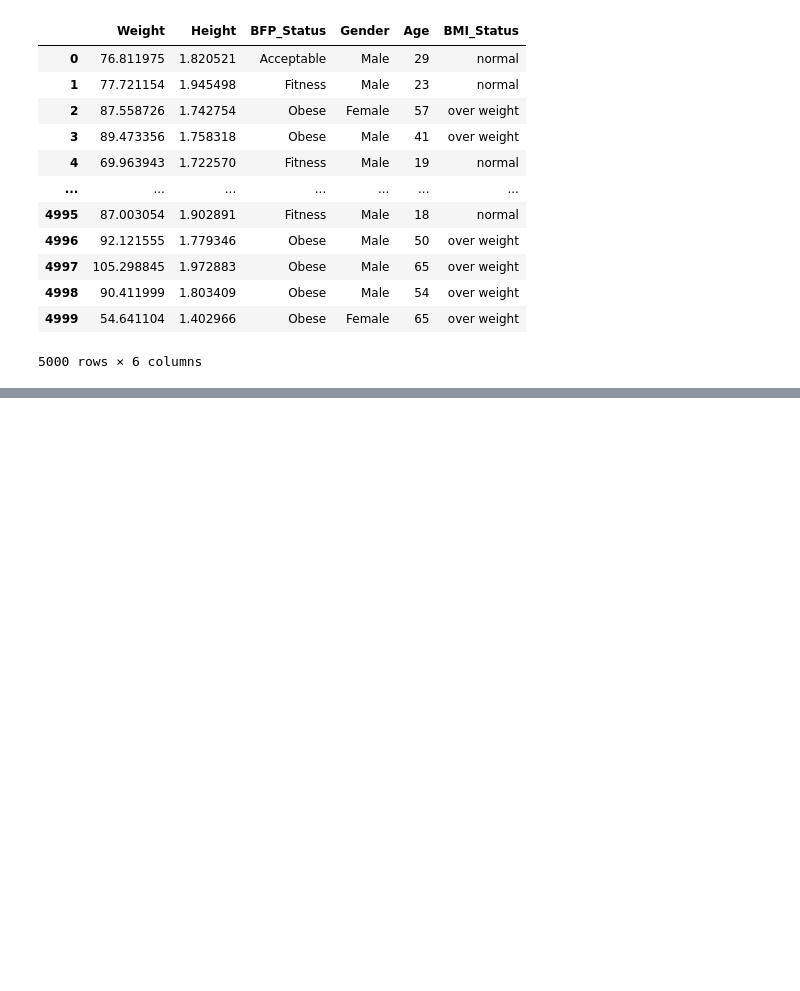
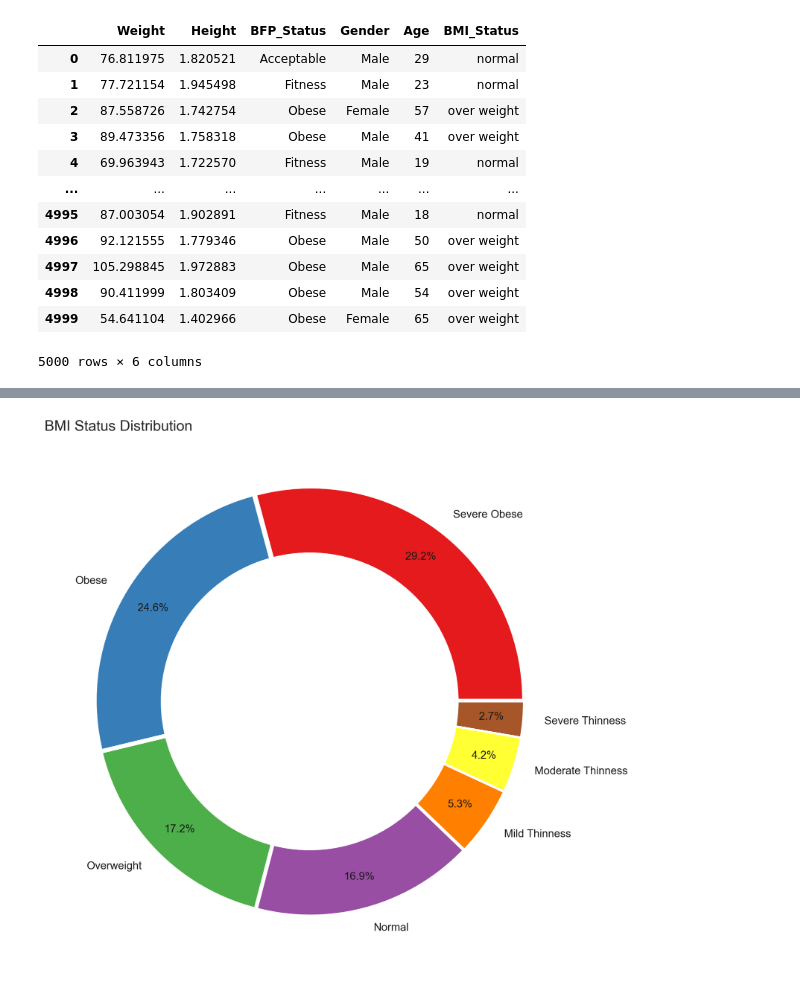
Before and after one commit to fedfioravanti/Flask-API-example, a Jupyter notebook: Health_BMI_status_prediction.ipynb, the cells around one changed output, grey strips where cells are left out. Saved outputs shown, nothing was run; the diff lists cells and outputs as text; code cells hidden in the pictures; blank space fills up the shorter version.

```diff
--- a/Health_BMI_status_prediction.ipynb
+++ b/Health_BMI_status_prediction.ipynb
@@ -204,0 +233,34 @@ NameError: name 'df_try' is not defined
+# %%
+# plot donut chart about BMI status distribution
+fig = plt.figure(figsize=(10,10))
+plt.title('BMI Status Distribution', loc='left', fontsize = 16)
+plt.xticks([]) # to disable xticks
+plt.yticks([]) # to disable yticks
+
+categories = df['BMI_Status'].value_counts()
+
+explode = (0.01,)*(len(categories))
+wedges, texts, autotexts =  plt.pie(categories,
+                                    radius=1,
+                                    explode=explode,
+                                    labels=['Severe Obese', 'Obese', 'Overweight', 'Normal', 'Mild Thinness',
+                                            'Moderate Thinness', 'Severe Thinness'],
+                                    colors=sns.color_palette('Set1'),
+                                    autopct="%1.1f%%",
+                                    pctdistance=0.85,
+                                    textprops=dict(color='k'),
+                                    wedgeprops = { 'linewidth': 2, 'edgecolor': 'w' }
+                                    )
+plt.setp(autotexts,size=12)
+plt.setp(texts,size=12)
+
+# draw inner circle
+centre_circle = plt.Circle((0,0), 0.7, color='white')
+fig = plt.gcf()
+
+# add inner circle
+fig.gca().add_artist(centre_circle)
+
+plt.show()
+# %% [output]
+[figure, added]
```
Also changed, not shown: parts of 17 cells of this notebook.
